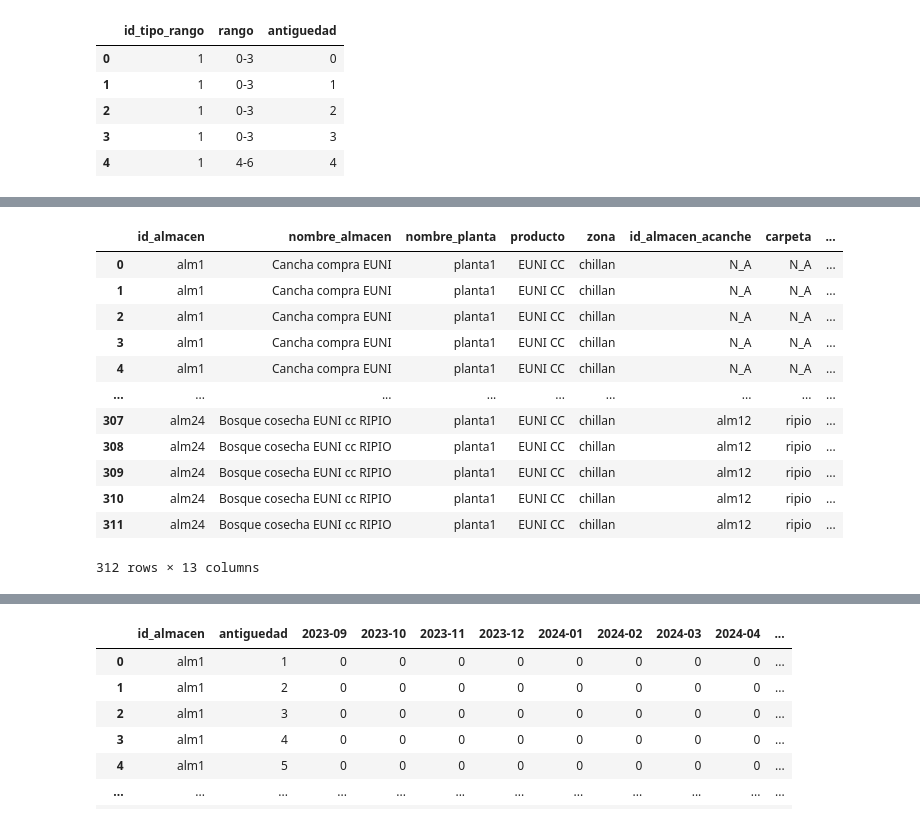
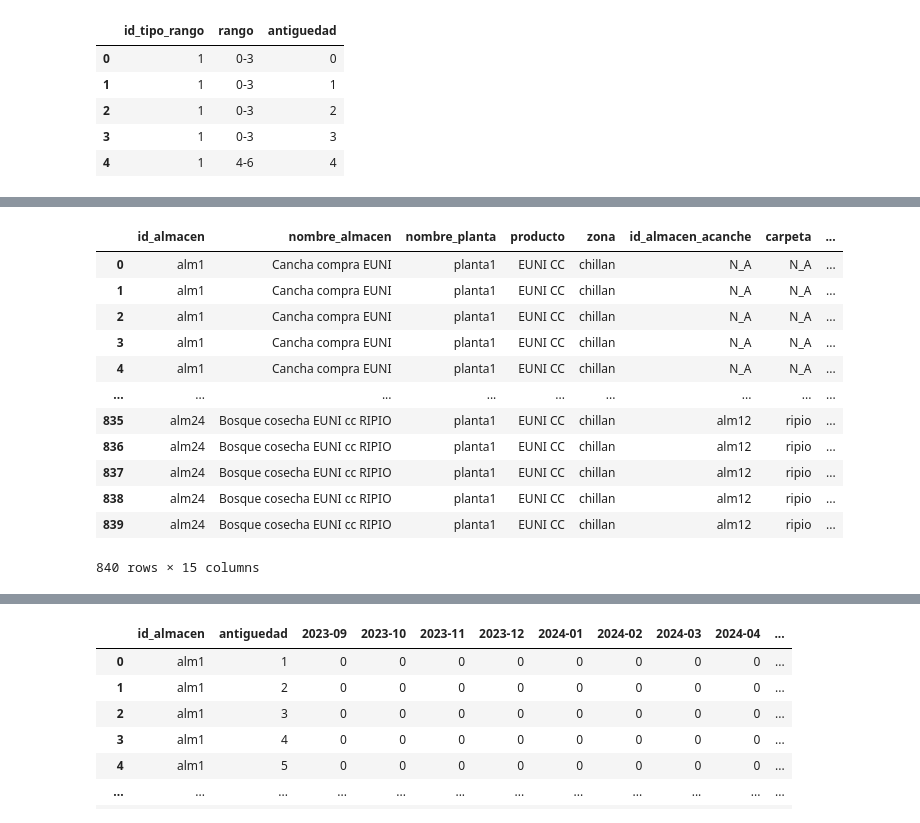
Before and after one commit to ptoledor/heu_opticliente, a Jupyter notebook: 01_notebooks/algo.ipynb, the cells around one changed output, grey strips where cells are left out. Drawn from its saved outputs; the diff is of its cells as text; code cells hidden in the pictures.

```diff
--- a/01_notebooks/algo.ipynb
+++ b/01_notebooks/algo.ipynb
@@ -74,6 +97,7 @@ for ix in rangos_demanda.index:
         aux = pd.DataFrame(aux, columns=['id_tipo_rango', 'rango', 'antiguedad'])
         rangos_demanda_ext = pd.concat([rangos_demanda_ext, aux], ignore_index=True)
 
+rangos_demanda_ext['antiguedad'] = rangos_demanda_ext['antiguedad'].astype(np.int64).astype(str)
 rangos_demanda_ext.head()
 # %% [output]
 |  | id_tipo_rango | rango | antiguedad |
@@ -109,21 +164,25 @@ no_almacenes = len(base_almacenes)
 # %%
 #Stock almacen EN MES 0
 base_stock_almacenes = pd.read_excel('../02_data/stock_almacen.xlsx', sheet_name='cierrestock')
 done_alm = pd.merge(base_almacenes, base_stock_almacenes, how='left', on='id_almacen')
-done_alm = pd.merge()
+done_alm['ant_meses'] = done_alm['ant_meses'].astype(np.int64).astype(str)
+done_alm = done_alm.rename(columns={'ant_meses':'antiguedad'})
+
+done_alm = pd.merge(done_alm, rangos_demanda_ext, on='antiguedad', how='left')
+done_alm
 # %% [output]
 |  | id_almacen | nombre_almacen | nombre_planta | producto | zona | id_almacen_acanche | carpeta | ... |
 | 0 | alm1 | Cancha compra EUNI | planta1 | EUNI CC | chillan | N_A | N_A | ... |
 | 1 | alm1 | Cancha compra EUNI | planta1 | EUNI CC | chillan | N_A | N_A | ... |
 | 2 | alm1 | Cancha compra EUNI | planta1 | EUNI CC | chillan | N_A | N_A | ... |
 | 3 | alm1 | Cancha compra EUNI | planta1 | EUNI CC | chillan | N_A | N_A | ... |
 | 4 | alm1 | Cancha compra EUNI | planta1 | EUNI CC | chillan | N_A | N_A | ... |
 | ... | ... | ... | ... | ... | ... | ... | ... | ... |
-| 307 | alm24 | Bosque cosecha EUNI cc RIPIO | planta1 | EUNI CC | chillan | alm12 | ripio | ... |
-| 308 | alm24 | Bosque cosecha EUNI cc RIPIO | planta1 | EUNI CC | chillan | alm12 | ripio | ... |
-| 309 | alm24 | Bosque cosecha EUNI cc RIPIO | planta1 | EUNI CC | chillan | alm12 | ripio | ... |
-| 310 | alm24 | Bosque cosecha EUNI cc RIPIO | planta1 | EUNI CC | chillan | alm12 | ripio | ... |
-| 311 | alm24 | Bosque cosecha EUNI cc RIPIO | planta1 | EUNI CC | chillan | alm12 | ripio | ... |
+| 835 | alm24 | Bosque cosecha EUNI cc RIPIO | planta1 | EUNI CC | chillan | alm12 | ripio | ... |
+| 836 | alm24 | Bosque cosecha EUNI cc RIPIO | planta1 | EUNI CC | chillan | alm12 | ripio | ... |
+| 837 | alm24 | Bosque cosecha EUNI cc RIPIO | planta1 | EUNI CC | chillan | alm12 | ripio | ... |
+| 838 | alm24 | Bosque cosecha EUNI cc RIPIO | planta1 | EUNI CC | chillan | alm12 | ripio | ... |
+| 839 | alm24 | Bosque cosecha EUNI cc RIPIO | planta1 | EUNI CC | chillan | alm12 | ripio | ... |
-312 rows × 13 columns
+840 rows × 15 columns
 # %%
 primer_periodo = str(date_inicio.year) + '-' + str(date_inicio.month).zfill(2)
```
Also changed, not shown: parts of 12 cells of this notebook, 1 other file.
